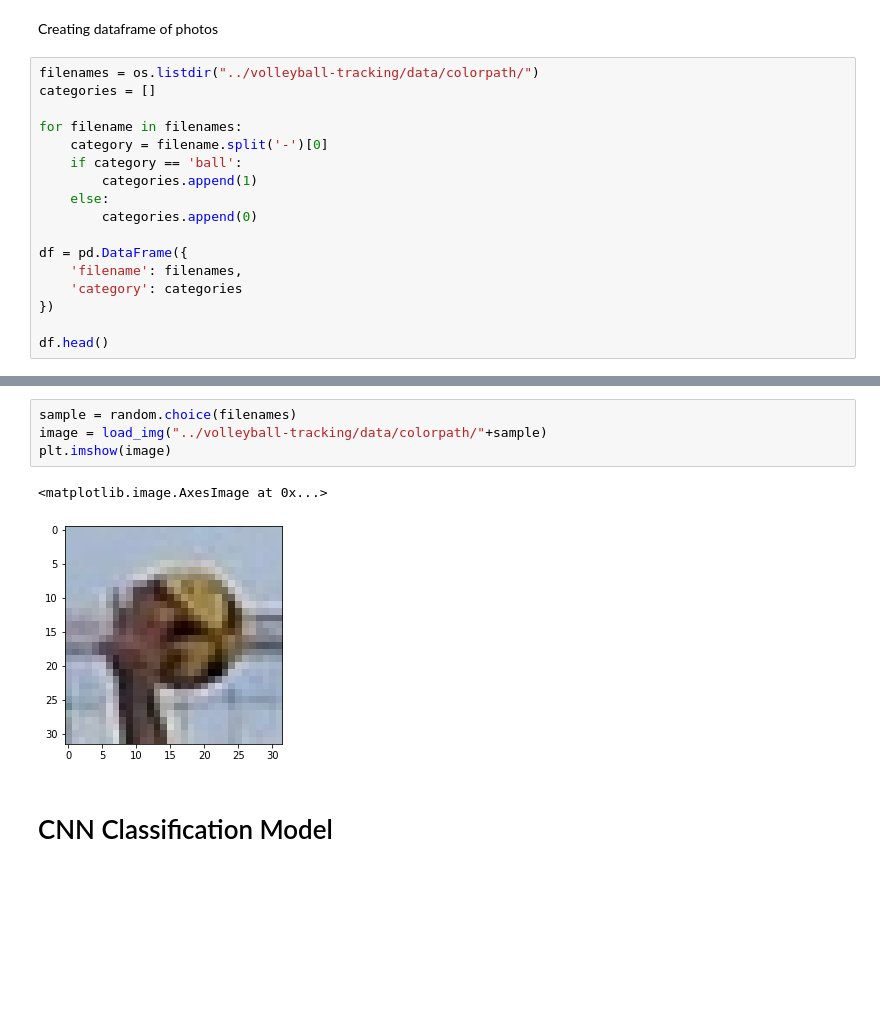
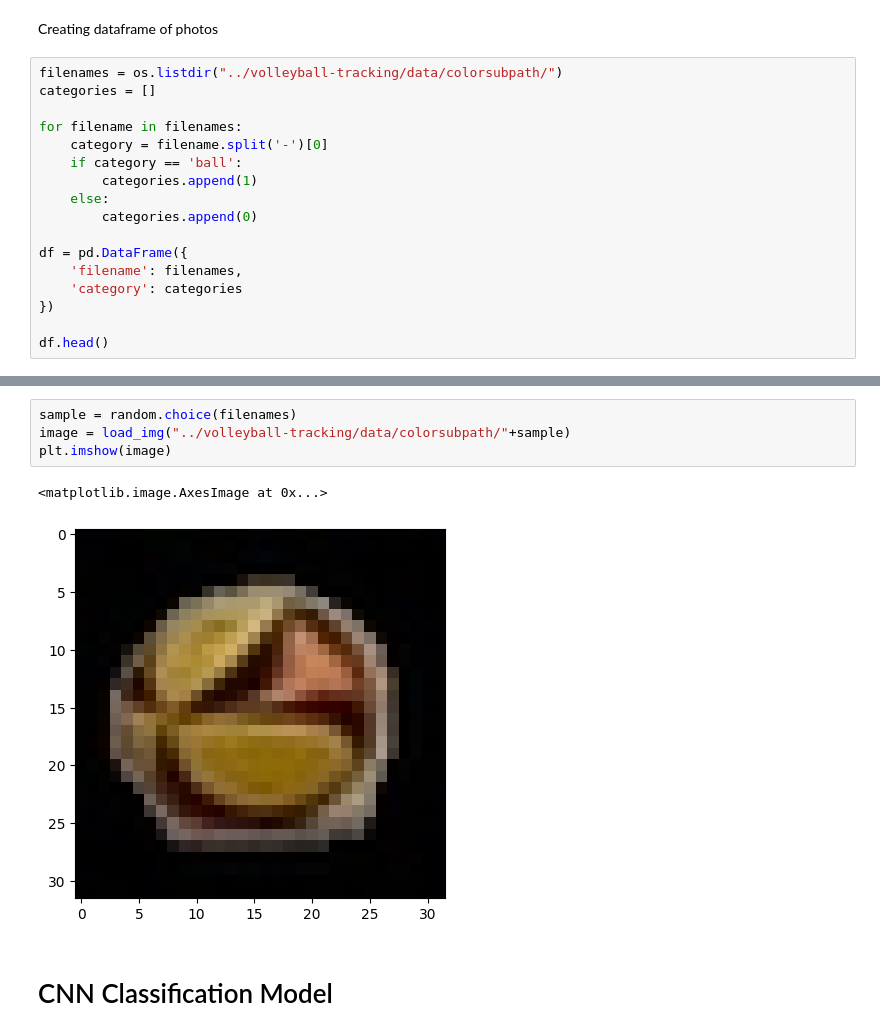
Before and after one commit to bwierzbo/volleyball-tracking, a Jupyter notebook: train.ipynb, the cells around one changed output, grey strips where cells are left out. Saved outputs shown, nothing was run; the diff lists cells and outputs as text; blank space fills up the shorter version.

```diff
--- a/train.ipynb
+++ b/train.ipynb
@@ -49,7 +49,7 @@ import os
 # %% [markdown]
 Creating dataframe of photos
 # %%
-filenames = os.listdir("../volleyball-tracking/data/colorpath/")
+filenames = os.listdir("../volleyball-tracking/data/colorsubpath/")
 categories = []
 
 for filename in filenames:
@@ -89,10 +89,10 @@ df['category'].value_counts().plot.bar()
 # %%
 sample = random.choice(filenames)
-image = load_img("../volleyball-tracking/data/colorpath/"+sample)
+image = load_img("../volleyball-tracking/data/colorsubpath/"+sample)
 plt.imshow(image)
 # %% [output]
 <matplotlib.image.AxesImage at 0x...>
-[figure, old version]
+[figure, new version]
 # %% [markdown]
 # CNN Classification Model
 # %% [markdown]
```
Also changed, not shown: parts of 16 cells of this notebook, 2 other files.
